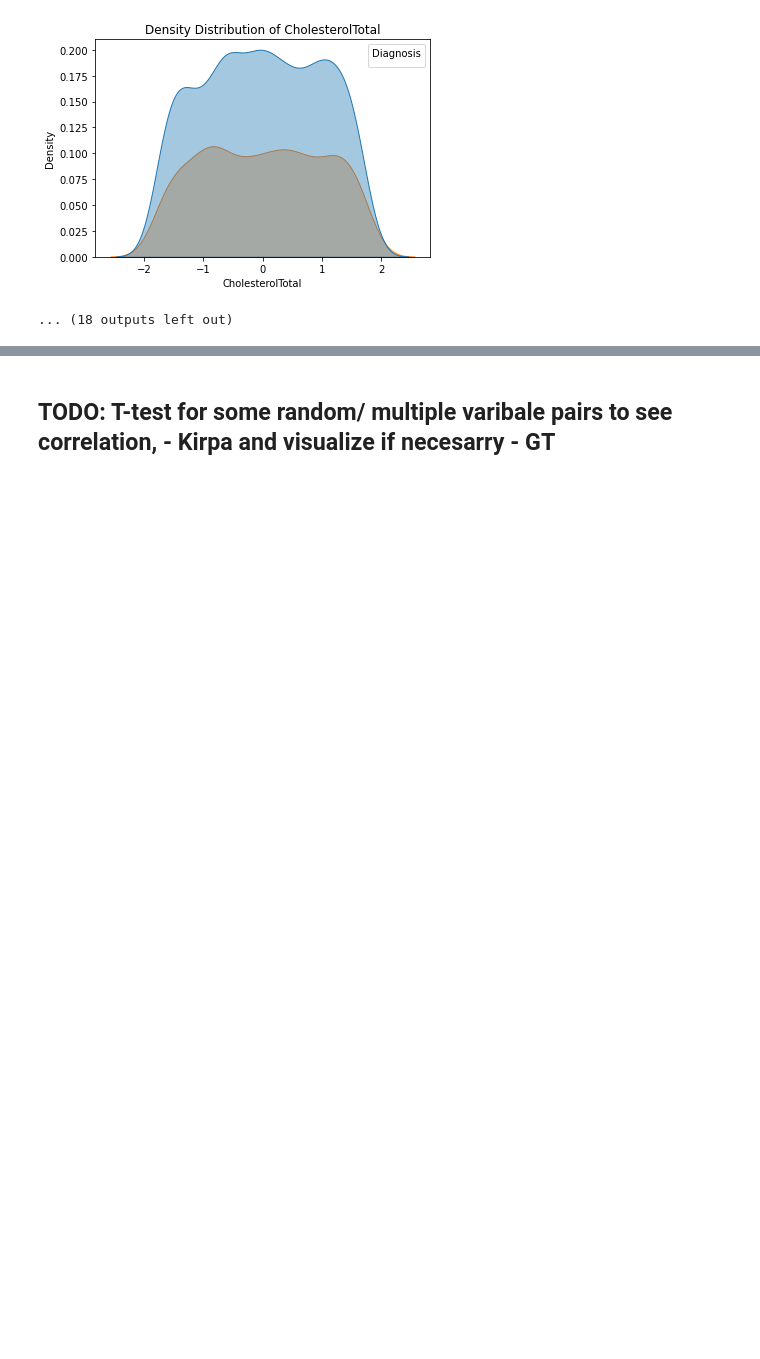
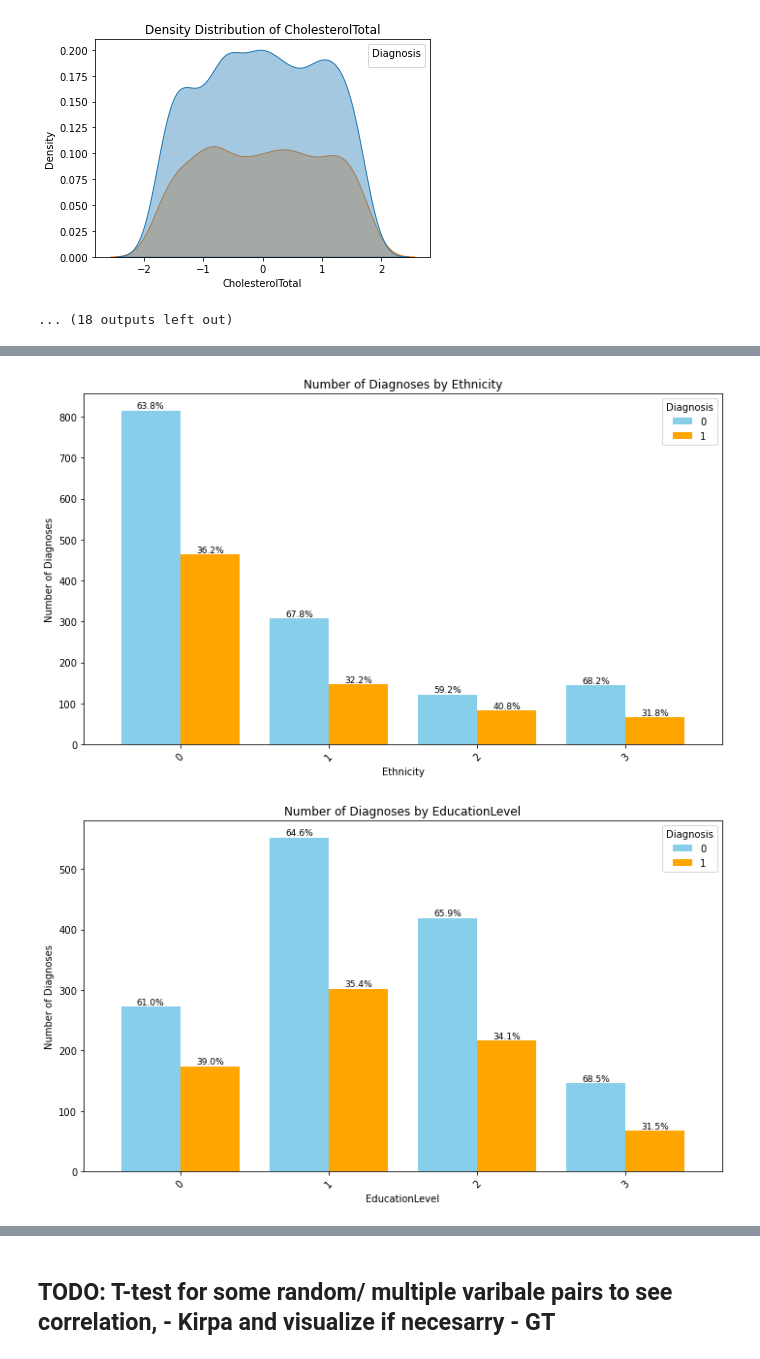
Before and after one commit to alekhyavittalam/alzheimers_diagnosis_prediction, a Jupyter notebook: alzheimers.ipynb, the cells around one changed output, grey strips where cells are left out. Saved outputs shown, nothing was run; the diff lists cells and outputs as text; code cells hidden in the pictures; blank space fills up the shorter version.

```diff
--- a/alzheimers.ipynb
+++ b/alzheimers.ipynb
@@ -158,0 +182,53 @@ No artists with labels found to put in legend.  Note that artists whose label st
+# %%
+  import pandas as pd
+import matplotlib.pyplot as plt
+
+# List of categorical variables
+categorical_groups = [
+    'Ethnicity', 'EducationLevel', 'Smoking', 'FamilyHistoryAlzheimers',
+    'CardiovascularDisease', 'Diabetes', 'Depression', 'HeadInjury',
+    'Hypertension', 'Confusion', 'Disorientation', 'PersonalityChanges',
+    'DifficultyCompletingTasks', 'Forgetfulness'
+]
+
+# Loop through each categorical variable to create bar plots with correct percentages
+for cat_var in categorical_groups:
+    # Group data by the categorical variable and Diagnosis
+    grouped_data = df.groupby([cat_var, 'Diagnosis']).size().reset_index(name='Count')
+
+    # Calculate total count for each level of the categorical variable
+    total_counts = grouped_data.groupby(cat_var)['Count'].transform('sum')
+
+    # Calculate the correct percentage for each Diagnosis level
+    grouped_data['Percentage'] = (grouped_data['Count'] / total_counts) * 100
+
+    # Pivot data for plotting counts and percentages
+    pivot_counts = grouped_data.pivot(index=cat_var, columns='Diagnosis', values='Count').fillna(0)
+    pivot_percentages = grouped_data.pivot(index=cat_var, columns='Diagnosis', values='Percentage').fillna(0)
+
+    # Plot side-by-side bar chart
+    ax = pivot_counts.plot(kind='bar', figsize=(10, 6), width=0.8, color=['skyblue', 'orange'])
+
+    # Add percentages on the bars
+    for bar_group, diagnosis in zip(ax.containers, pivot_percentages.columns):
+        for bar, category in zip(bar_group, pivot_counts.index):
+            height = bar.get_height()
+            if height > 0:  # Only label bars with a positive height
+                percentage = pivot_percentages.loc[category, diagnosis]
+                ax.annotate(f'{percentage:.1f}%',
+                            (bar.get_x() + bar.get_width() / 2, height),
+                            ha='center', va='bottom', fontsize=9, color='black')
+
+    # Customize plot
+    plt.title(f'Number of Diagnoses by {cat_var}')
+    plt.xlabel(cat_var)
+    plt.ylabel('Number of Diagnoses')
+    plt.xticks(rotation=45)
+    plt.legend(title='Diagnosis', labels=['0', '1'])
+    plt.tight_layout()
+
+    # Show plot
+    plt.show()
+# %% [output]
+[figure, added]
+[figure, added]
```
Also changed, not shown: parts of 3 cells of this notebook.
